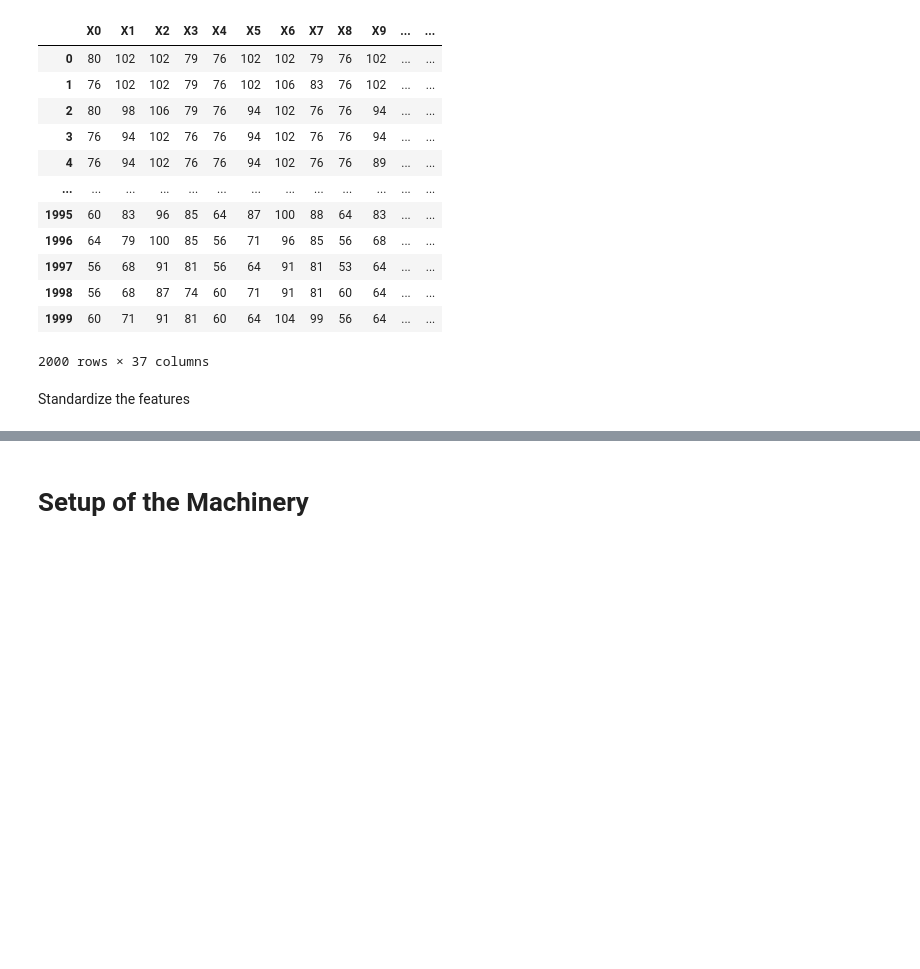
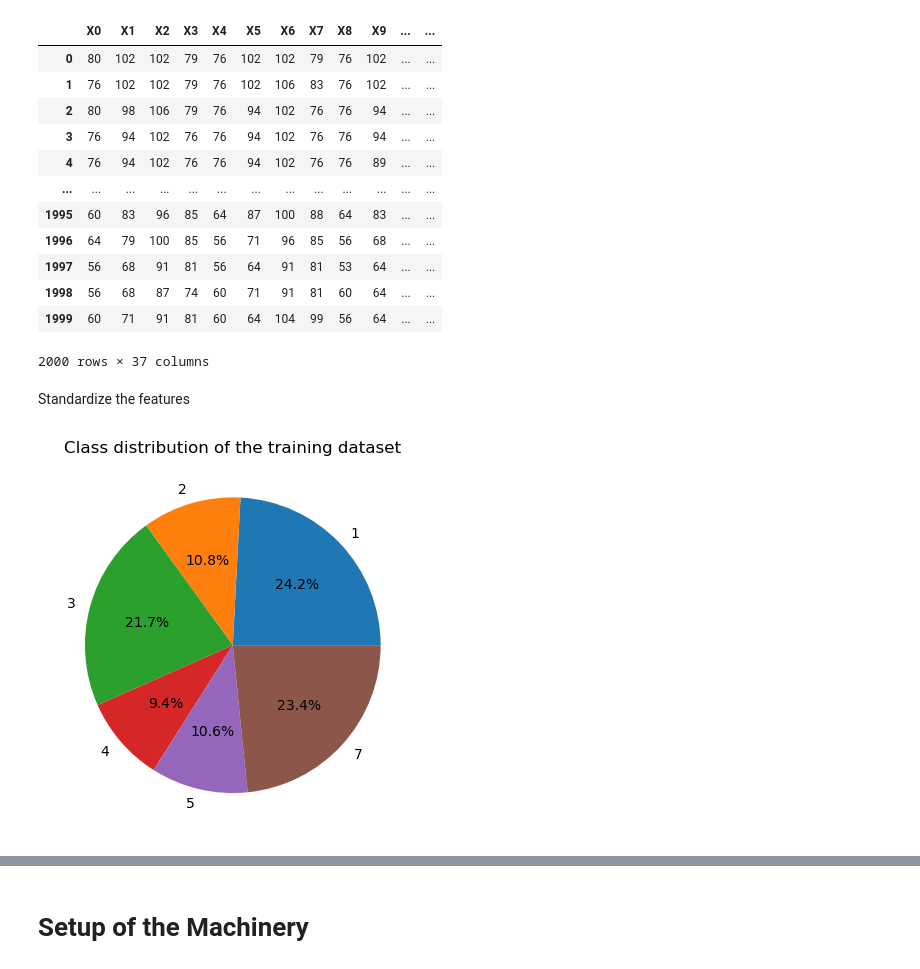
Before and after one commit to PranavRao25/Data-Analytics, a Jupyter notebook: assignment-7/code.ipynb, the cells around one changed output, grey strips where cells are left out. Cells and saved outputs as stored; diff of their text form; code cells hidden in the pictures; blank space fills up the shorter version.

```diff
--- a/assignment-7/code.ipynb
+++ b/assignment-7/code.ipynb
@@ -114,3 +114,12 @@ X_train_std = StandardScaler().fit_transform(X_train)
 
 X_test, y_test = test_dataset.drop(columns=['Y']), test_dataset['Y']
 X_test_std = StandardScaler().fit_transform(X_test)
+# %%
+labels = list(set(train_dataset['Y']))
+class_dist = {label : len(train_dataset[train_dataset['Y'] == label]) for label in labels}
+plt.pie(x = class_dist.values(), labels=labels, autopct='%1.1f%%')
+plt.title("Class distribution of the training dataset")
+plt.savefig("images/class_dist_train.png")
+plt.show()
+# %% [output]
+[figure, added]
```
Also changed, not shown: parts of 13 cells of this notebook, 3 other files.
